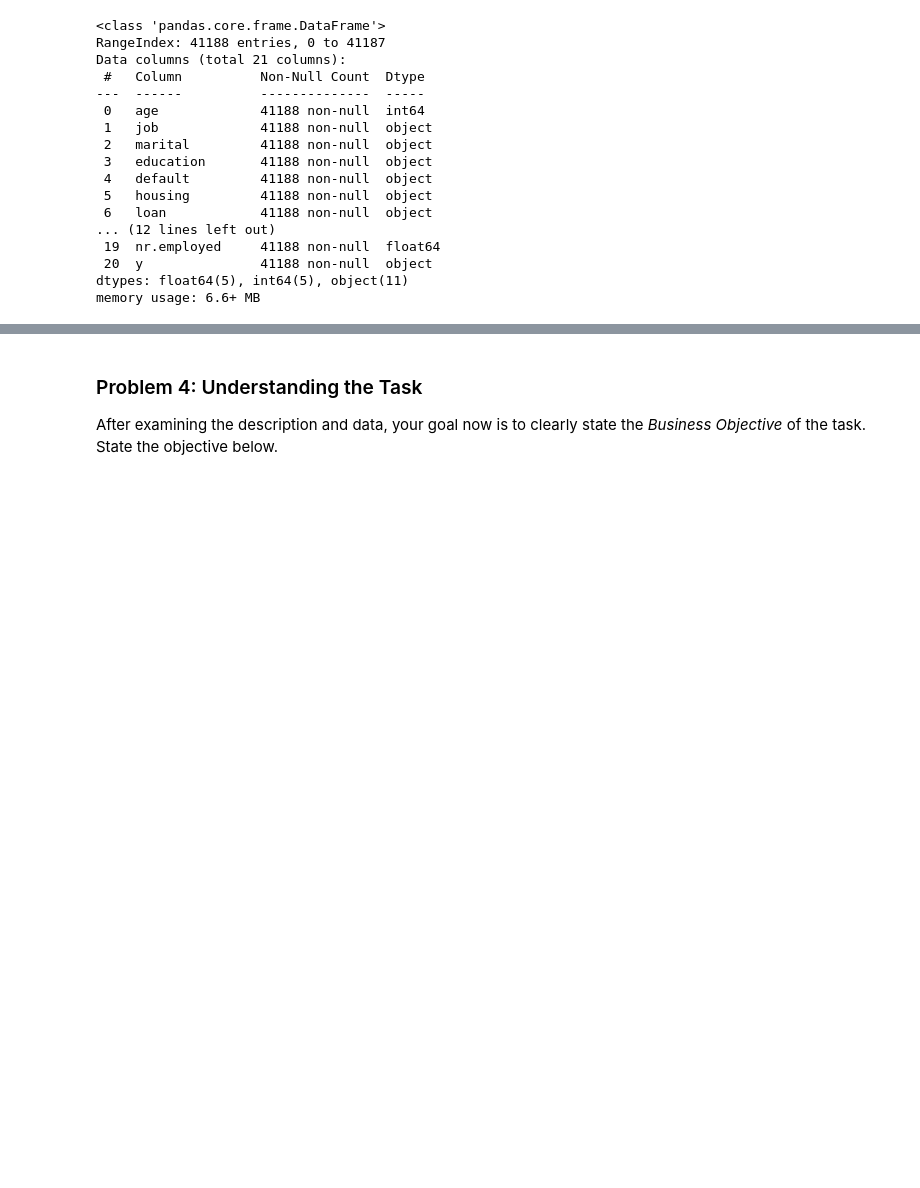
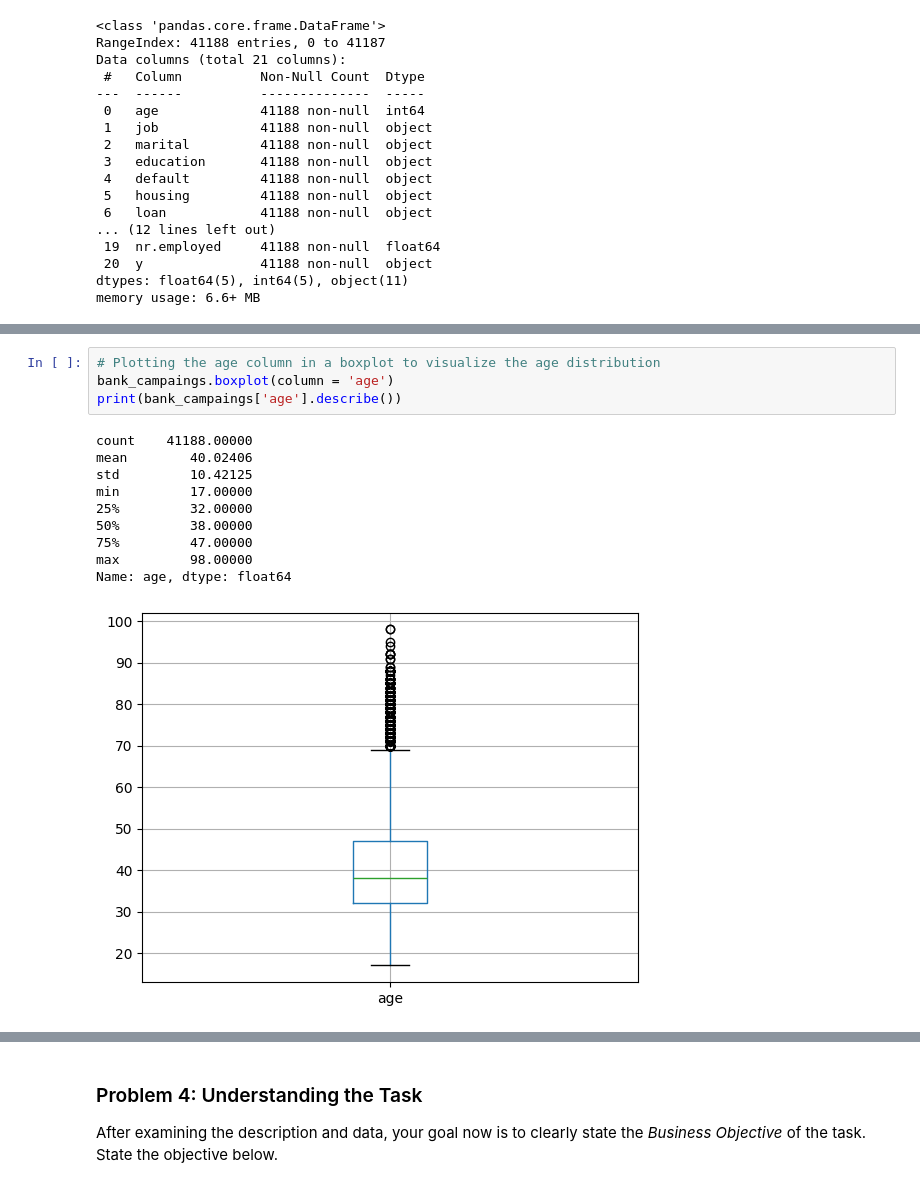
Before and after one commit to vegalopm/ml-assignment-mod17, a Jupyter notebook: prompt_III.ipynb, the cells around one changed output, grey strips where cells are left out. Drawn from its saved outputs; the diff is of its cells as text; blank space fills up the shorter version.

```diff
--- a/prompt_III.ipynb
+++ b/prompt_III.ipynb
@@ -101,0 +115,15 @@ memory usage: 6.6+ MB
+# %%
+# Plotting the age column in a boxplot to visualize the age distribution
+bank_campaings.boxplot(column = 'age')
+print(bank_campaings['age'].describe())
+# %% [output]
+count    41188.00000
+mean        40.02406
+std         10.42125
+min         17.00000
+25%         32.00000
+50%         38.00000
+75%         47.00000
+max         98.00000
+Name: age, dtype: float64
+[figure, added]
```
Also changed, not shown: parts of 13 cells of this notebook.
